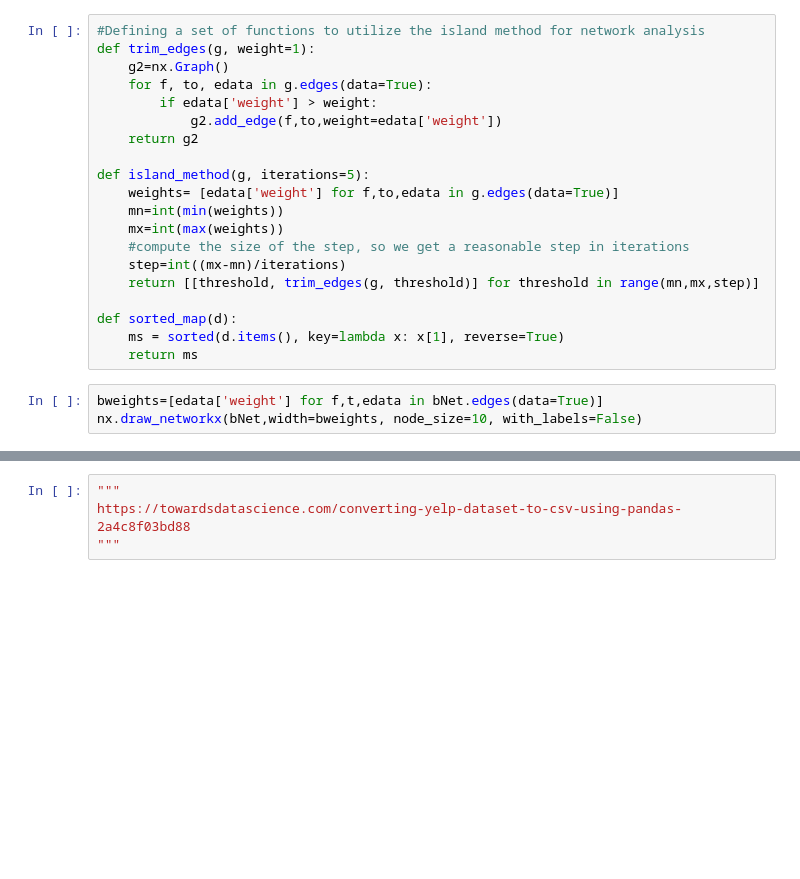
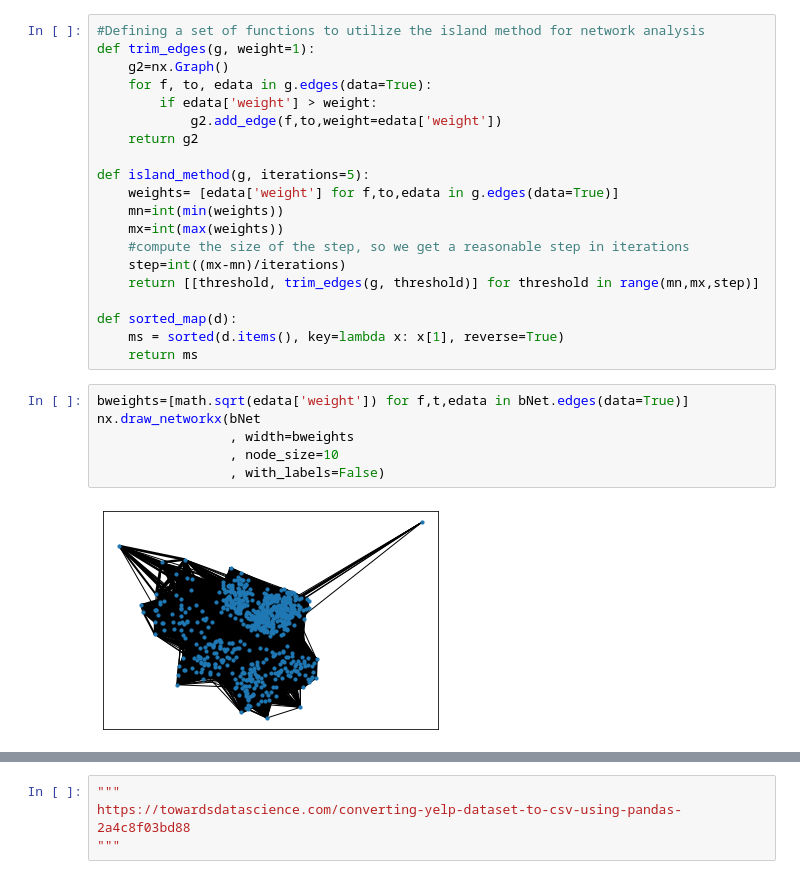
Before and after one commit to SamCD/DATA620, a Jupyter notebook: FinalProject.ipynb, the cells around one changed output, grey strips where cells are left out. Drawn from its saved outputs; the diff is of its cells as text; blank space fills up the shorter version.

```diff
--- a/FinalProject.ipynb
+++ b/FinalProject.ipynb
@@ -229,7 +392,12 @@ def sorted_map(d):
     ms = sorted(d.items(), key=lambda x: x[1], reverse=True)
     return ms
 # %%
-bweights=[edata['weight'] for f,t,edata in bNet.edges(data=True)]
-nx.draw_networkx(bNet,width=bweights, node_size=10, with_labels=False)
+bweights=[math.sqrt(edata['weight']) for f,t,edata in bNet.edges(data=True)]
+nx.draw_networkx(bNet
+                 , width=bweights
+                 , node_size=10
+                 , with_labels=False)
+# %% [output]
+[figure, added]
 # %%
 plt.hist(bweights)
```
Also changed, not shown: parts of 28 cells of this notebook.
